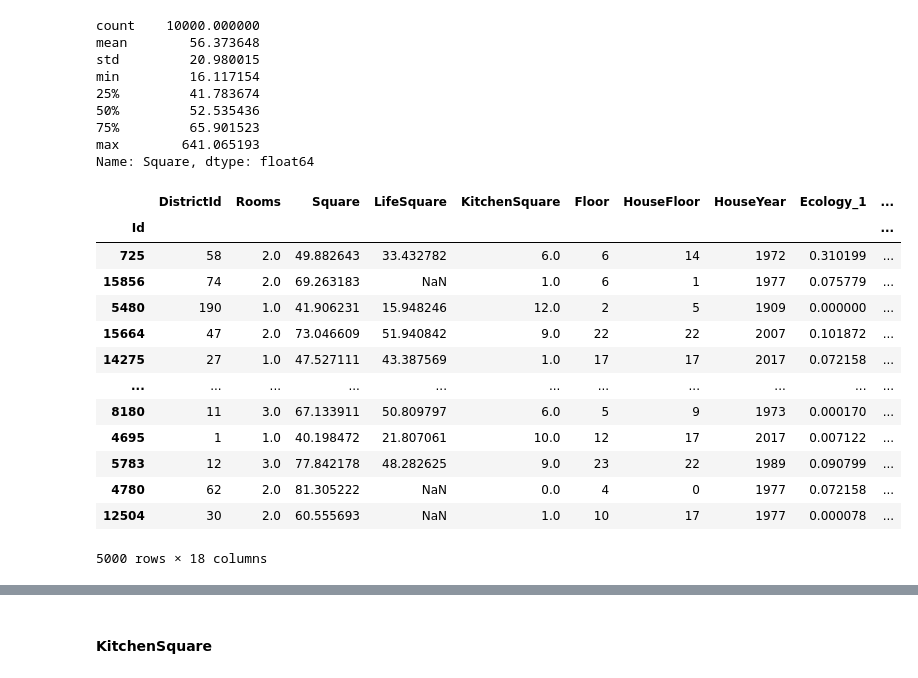
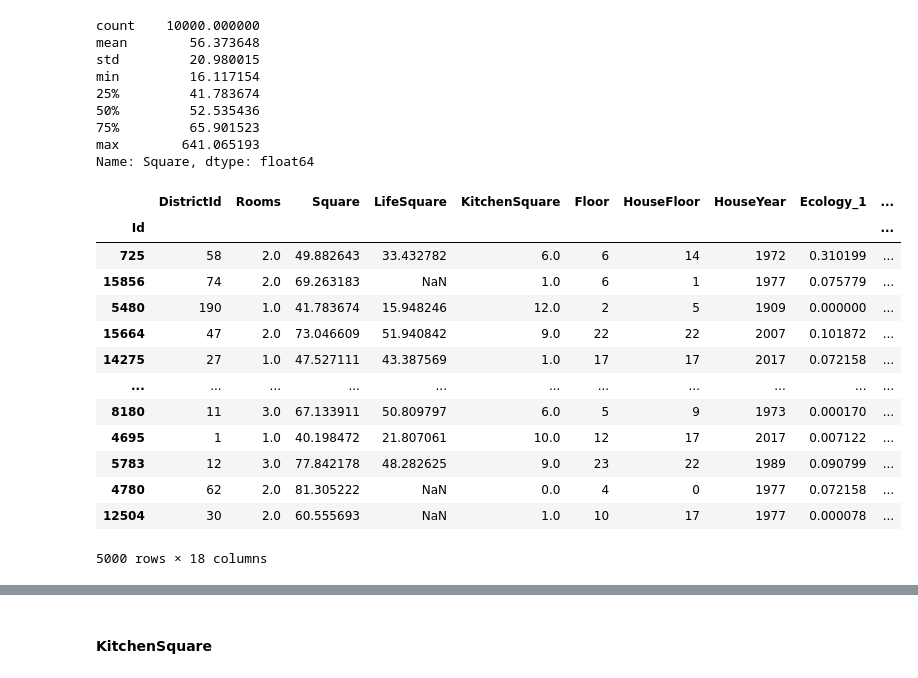
Before and after one commit to chernova-ann/Python_For_DataScience, a Jupyter notebook: Chernova_prediction_notebook.ipynb, the cells around one changed output, grey strips where cells are left out. Cells and saved outputs as stored; diff of their text form; code cells hidden in the pictures.

```diff
--- a/Chernova_prediction_notebook.ipynb
+++ b/Chernova_prediction_notebook.ipynb
@@ -384,9 +384,9 @@ train_df.loc[train_df['Square'] < 15, :]
 | 6782 | 45 | 1.0 | 2.954309 | 5.257278 | 1.0 | 3 | 1 | 1977 | 0.195781 | ... |
 | 7657 | 38 | 1.0 | 4.502784 | 4.618547 | 1.0 | 28 | 1 | 1977 | 0.060753 | ... |
 # %%
-def clean_square(df):
-    df.loc[(df['Rooms'] == 1) & (df['Square'] < 15), 'Square'] = df['Square'].quantile(.25)
-    df.loc[(df['Rooms'] == 2) & (df['Square'] < 15), 'Square'] = df['Square'].median()
-    df.loc[(df['Rooms'] >= 3) & (df['Square'] < 15), 'Square'] = df['Square'].quantile(.75)
+def clean_square(df, source_df):
+    df.loc[(df['Rooms'] == 1) & (df['Square'] < 15), 'Square'] = source_df['Square'].quantile(.25)
+    df.loc[(df['Rooms'] == 2) & (df['Square'] < 15), 'Square'] = source_df['Square'].median()
+    df.loc[(df['Rooms'] >= 3) & (df['Square'] < 15), 'Square'] = source_df['Square'].quantile(.75)
     return df
 # %%
@@ -419,13 +419,13 @@ min         16.117154
 max        641.065193
 Name: Square, dtype: float64
 # %%
-clean_square(test_df)
+clean_square(test_df, train_df)
 # %% [output]
 |  | DistrictId | Rooms | Square | LifeSquare | KitchenSquare | Floor | HouseFloor | HouseYear | Ecology_1 | ... |
 | Id |  |  |  |  |  |  |  |  |  | ... |
 | 725 | 58 | 2.0 | 49.882643 | 33.432782 | 6.0 | 6 | 14 | 1972 | 0.310199 | ... |
 | 15856 | 74 | 2.0 | 69.263183 | NaN | 1.0 | 6 | 1 | 1977 | 0.075779 | ... |
-| 5480 | 190 | 1.0 | 41.906231 | 15.948246 | 12.0 | 2 | 5 | 1909 | 0.000000 | ... |
+| 5480 | 190 | 1.0 | 41.783674 | 15.948246 | 12.0 | 2 | 5 | 1909 | 0.000000 | ... |
 | 15664 | 47 | 2.0 | 73.046609 | 51.940842 | 9.0 | 22 | 22 | 2007 | 0.101872 | ... |
 | 14275 | 27 | 1.0 | 47.527111 | 43.387569 | 1.0 | 17 | 17 | 2017 | 0.072158 | ... |
 | ... | ... | ... | ... | ... | ... | ... | ... | ... | ... | ... |
```
Also changed, not shown: parts of 64 cells of this notebook, 1 other file.
